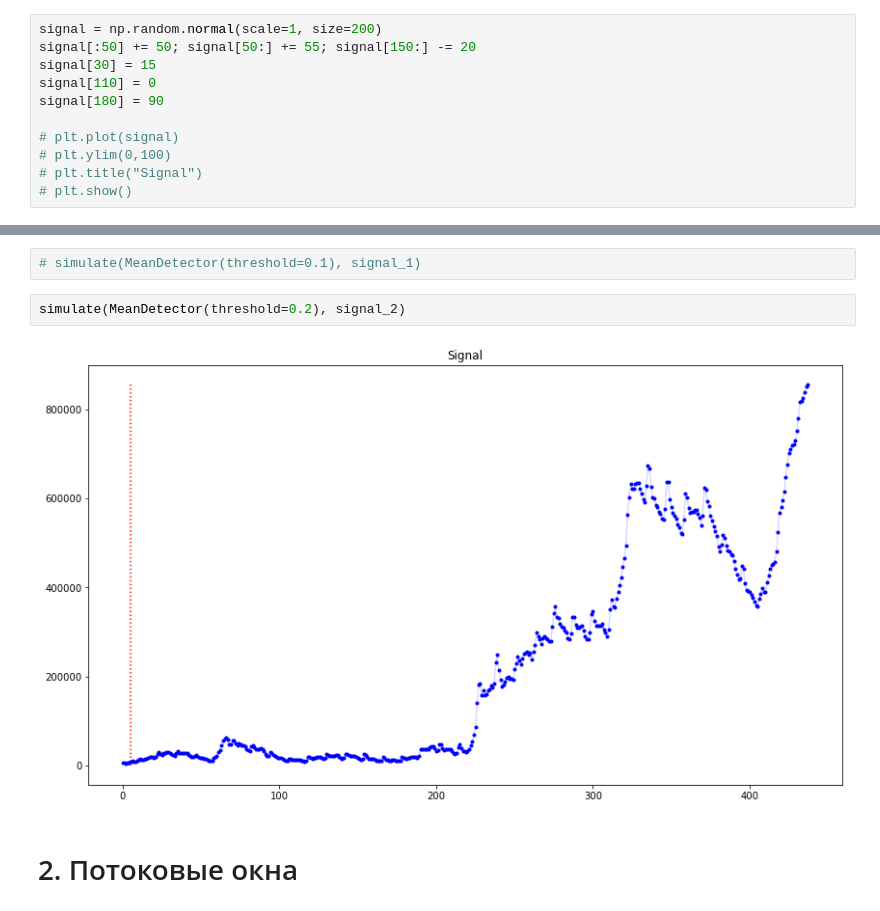
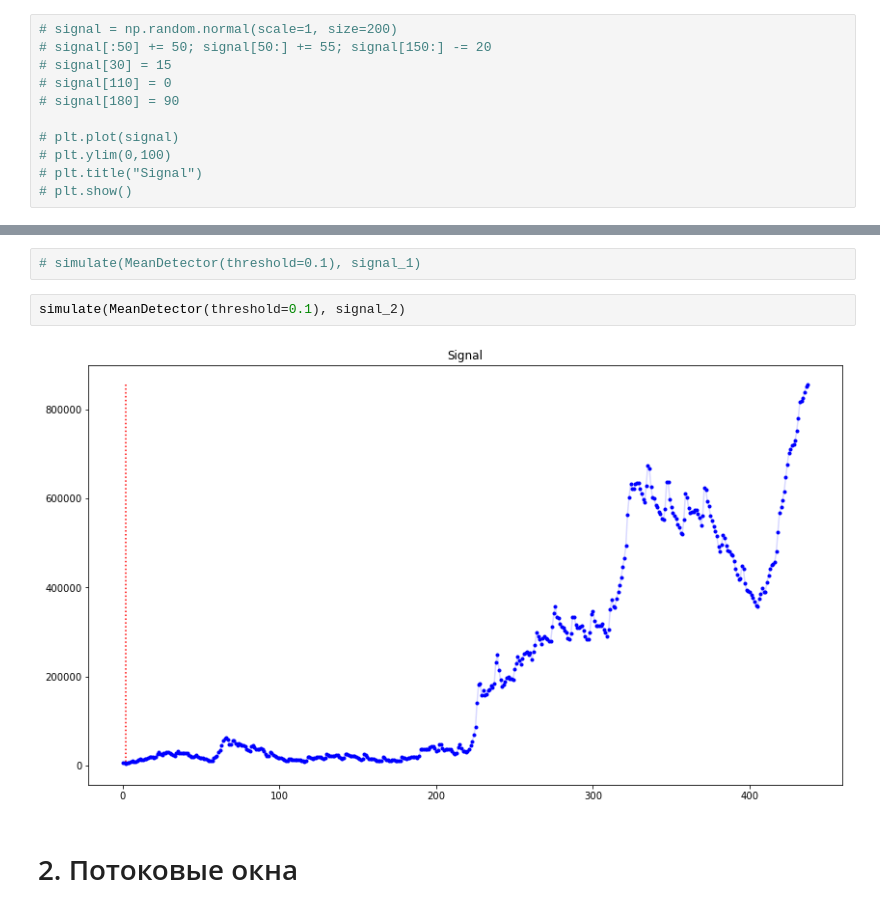
Before and after one commit to HeliosBI/AMLHW15_timeline_anomally, a Jupyter notebook: AMLHW15.ipynb, the cells around one changed output, grey strips where cells are left out. Drawn from its saved outputs; the diff is of its cells as text.

```diff
--- a/AMLHW15.ipynb
+++ b/AMLHW15.ipynb
@@ -11,11 +11,11 @@ plt.rcParams["figure.figsize"] = (16,9)
 from collections import defaultdict
 from collections import deque
 # %%
-signal = np.random.normal(scale=1, size=200)
-signal[:50] += 50; signal[50:] += 55; signal[150:] -= 20
-signal[30] = 15
-signal[110] = 0
-signal[180] = 90
+# signal = np.random.normal(scale=1, size=200)
+# signal[:50] += 50; signal[50:] += 55; signal[150:] -= 20
+# signal[30] = 15
+# signal[110] = 0
+# signal[180] = 90
 
 # plt.plot(signal)
 # plt.ylim(0,100)
@@ -81,9 +81,9 @@ def simulate(detector, signal):
 # %%
 # simulate(MeanDetector(threshold=0.1), signal_1)
 # %%
-simulate(MeanDetector(threshold=0.2), signal_2)
+simulate(MeanDetector(threshold=0.1), signal_2)
 # %% [output]
-[figure, old version]
+[figure, new version]
 # %% [markdown]
 # 2. Потоковые окна
 # %%
```
Also changed, not shown: parts of 23 cells of this notebook.
